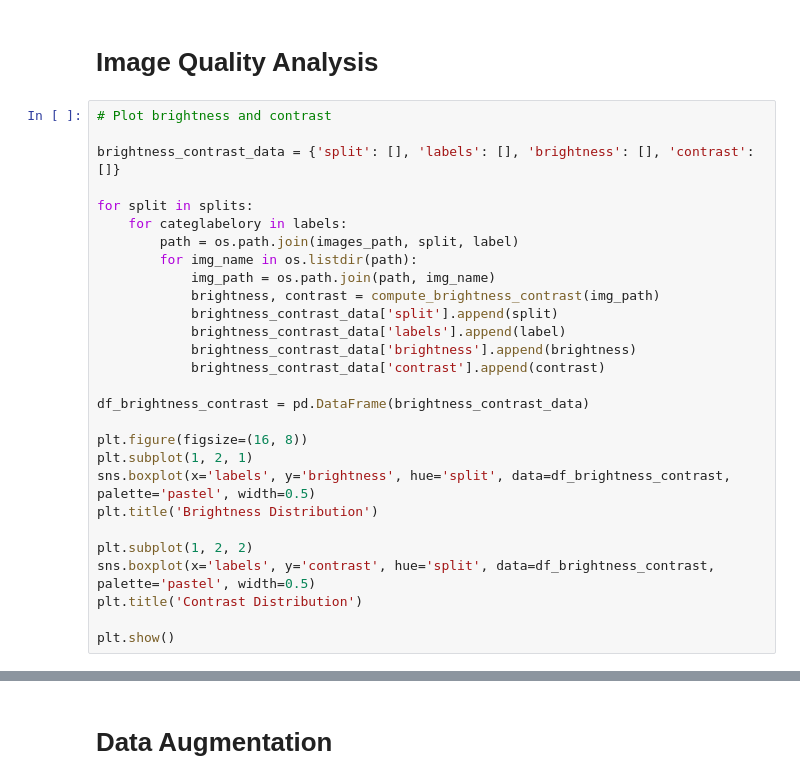
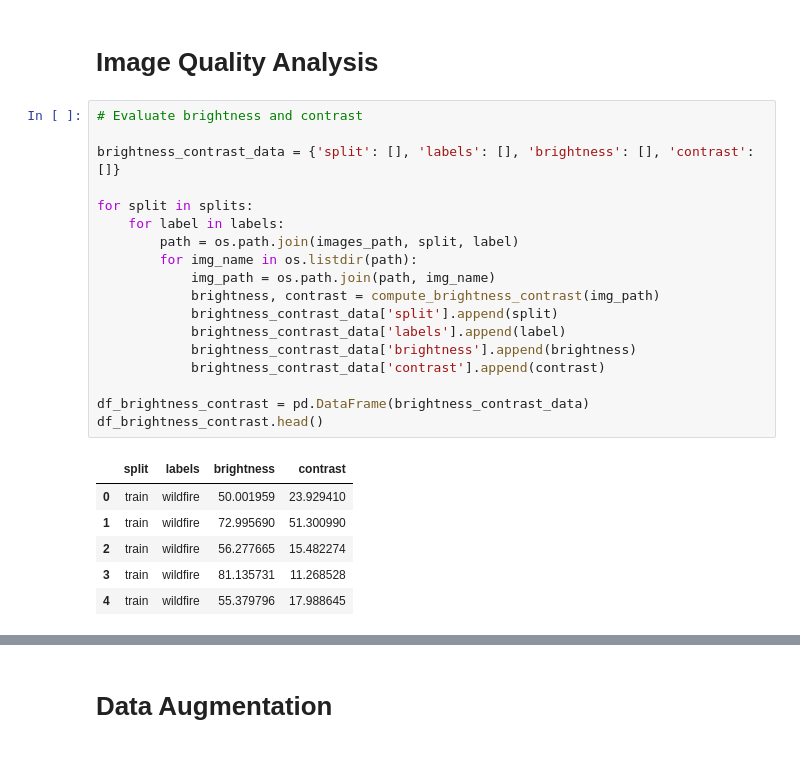
Before and after one commit to Silvano315/Wildfire_Prediction_with_Satellite_Images, a Jupyter notebook: EDA.ipynb, the cells around one changed output, grey strips where cells are left out. Saved outputs shown, nothing was run; the diff lists cells and outputs as text.

```diff
--- a/EDA.ipynb
+++ b/EDA.ipynb
@@ -165,30 +165,27 @@ plot_class_distribution(images_path, splits, labels)
 # %% [markdown]
 # Image Quality Analysis
 # %%
-# Plot brightness and contrast
+# Evaluate brightness and contrast
 
 brightness_contrast_data = {'split': [], 'labels': [], 'brightness': [], 'contrast': []}
 
 for split in splits:
-    for categlabelory in labels:
+    for label in labels:
         path = os.path.join(images_path, split, label)
         for img_name in os.listdir(path):
             img_path = os.path.join(path, img_name)
             brightness, contrast = compute_brightness_contrast(img_path)
             brightness_contrast_data['split'].append(split)
             brightness_contrast_data['labels'].append(label)
             brightness_contrast_data['brightness'].append(brightness)
             brightness_contrast_data['contrast'].append(contrast)
 
 df_brightness_contrast = pd.DataFrame(brightness_contrast_data)
-
-plt.figure(figsize=(16, 8))
-plt.subplot(1, 2, 1)
-sns.boxplot(x='labels', y='brightness', hue='split', data=df_brightness_contrast, palette='pastel', width=0.5)
-plt.title('Brightness Distribution')
-
-plt.subplot(1, 2, 2)
-sns.boxplot(x='labels', y='contrast', hue='split', data=df_brightness_contrast, palette='pastel', width=0.5)
-plt.title('Contrast Distribution')
-
-plt.show()
+df_brightness_contrast.head()
+# %% [output]
+|  | split | labels | brightness | contrast |
+| 0 | train | wildfire | 50.001959 | 23.929410 |
+| 1 | train | wildfire | 72.995690 | 51.300990 |
+| 2 | train | wildfire | 56.277665 | 15.482274 |
+| 3 | train | wildfire | 81.135731 | 11.268528 |
+| 4 | train | wildfire | 55.379796 | 17.988645 |
```
Also changed, not shown: parts of 4 cells of this notebook.
